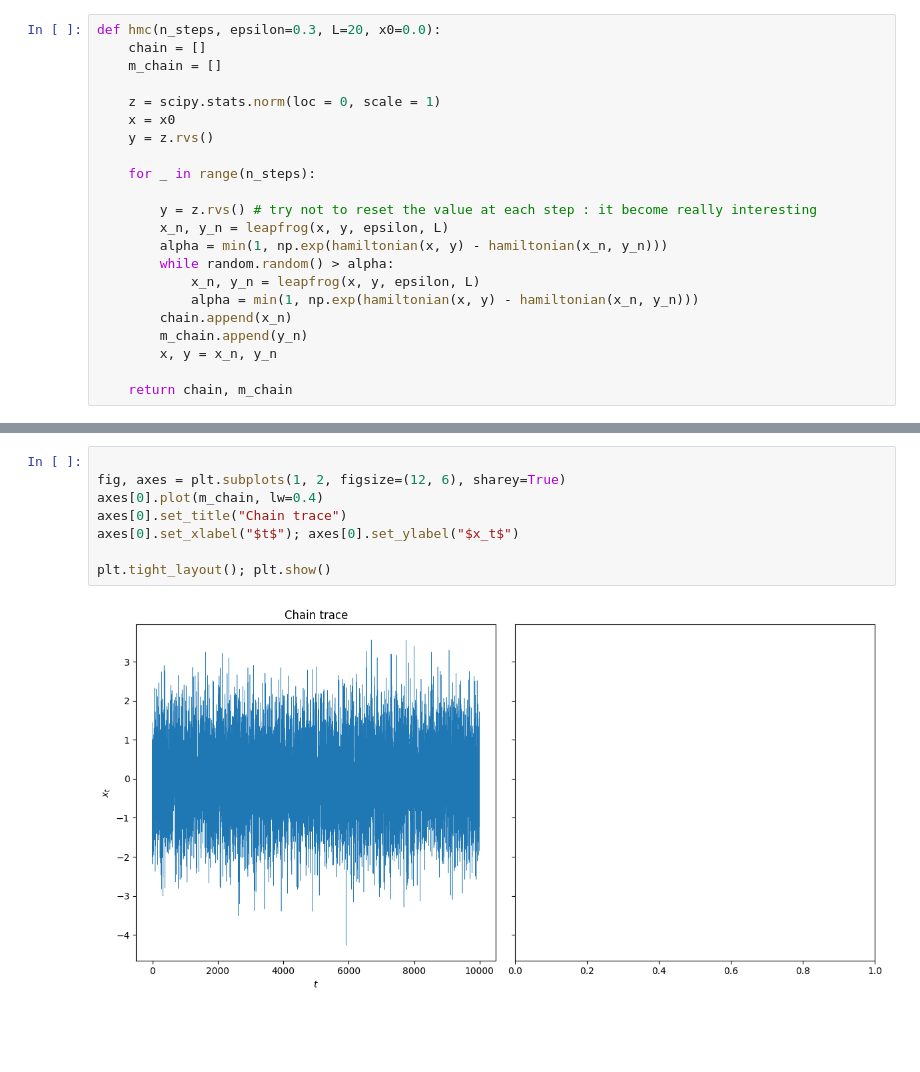
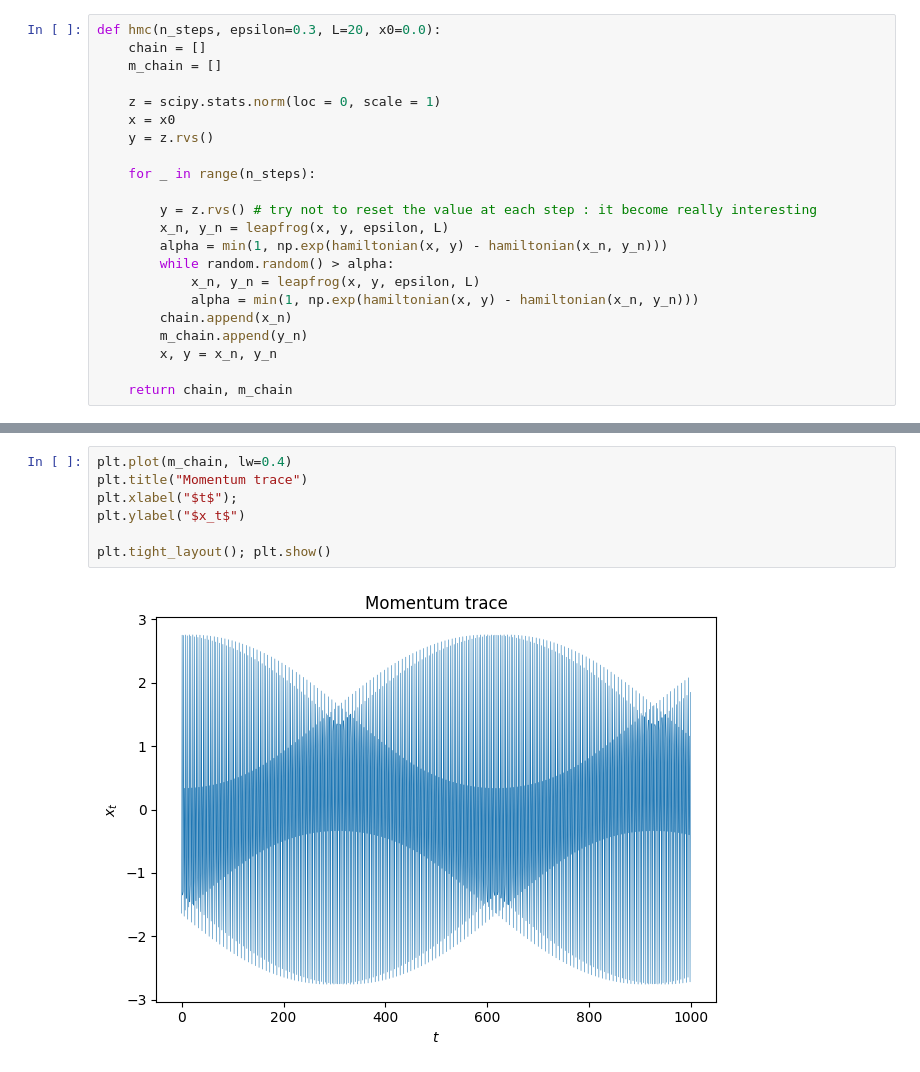
Before and after one commit to frekkoz3/Probabilistic-Machine-Learning, a Jupyter notebook: laboratories/8/08_mcmc_lab.ipynb, the cells around one changed output, grey strips where cells are left out. Drawn from its saved outputs; the diff is of its cells as text; blank space fills up the shorter version.

```diff
--- a/laboratories/8/08_mcmc_lab.ipynb
+++ b/laboratories/8/08_mcmc_lab.ipynb
@@ -292,10 +292,9 @@ plt.tight_layout(); plt.show()
-# %%
-
-fig, axes = plt.subplots(1, 2, figsize=(12, 6), sharey=True)
-axes[0].plot(m_chain, lw=0.4)
-axes[0].set_title("Chain trace")
-axes[0].set_xlabel("$t$"); axes[0].set_ylabel("$x_t$")
-
-plt.tight_layout(); plt.show()
-# %% [output]
-[figure, removed]
+# %%
+plt.plot(m_chain, lw=0.4)
+plt.title("Momentum trace")
+plt.xlabel("$t$");
+plt.ylabel("$x_t$")
+
+plt.tight_layout(); plt.show()
+# %% [output]
+[figure, added]
```
Also changed, not shown: parts of 6 cells of this notebook.
